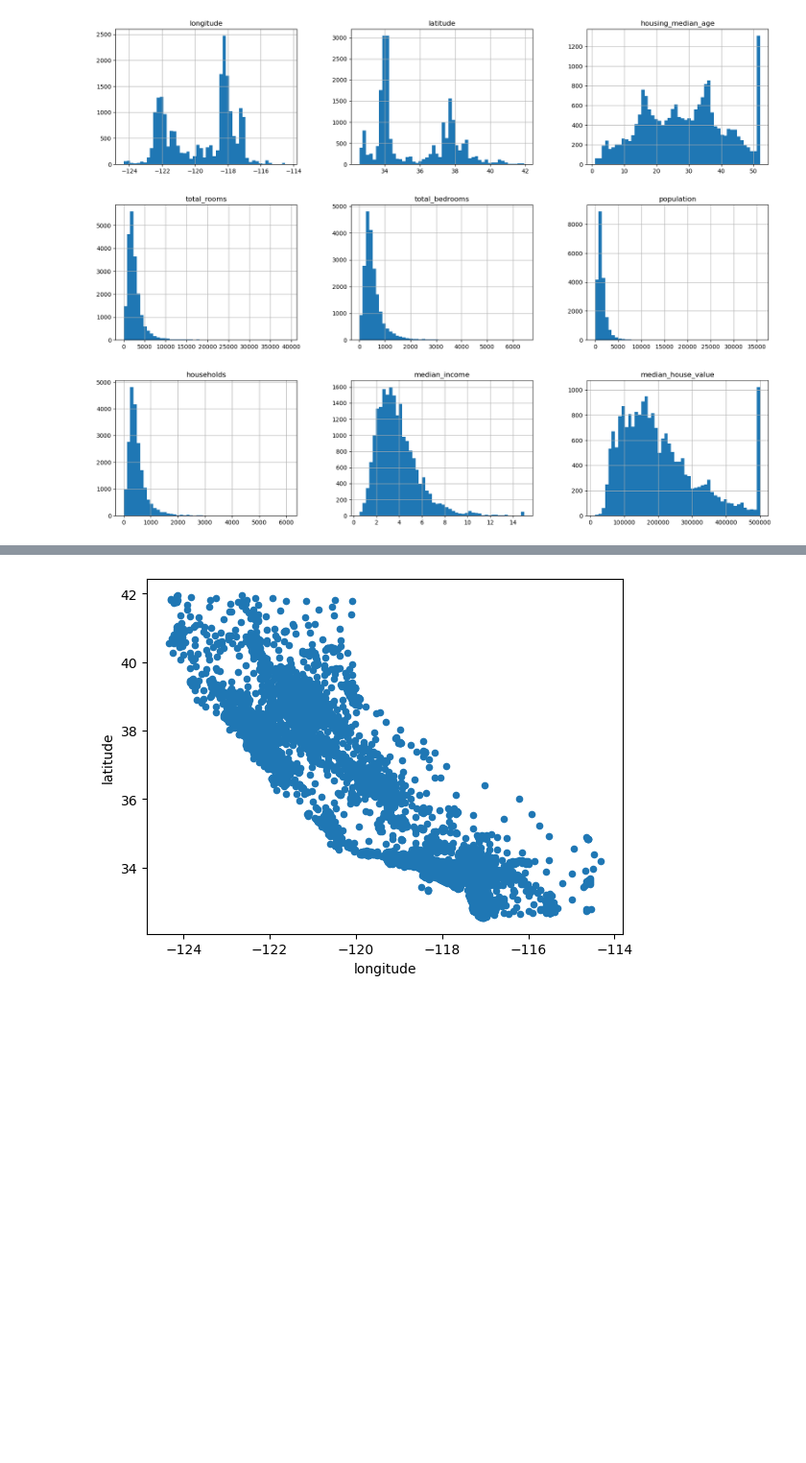
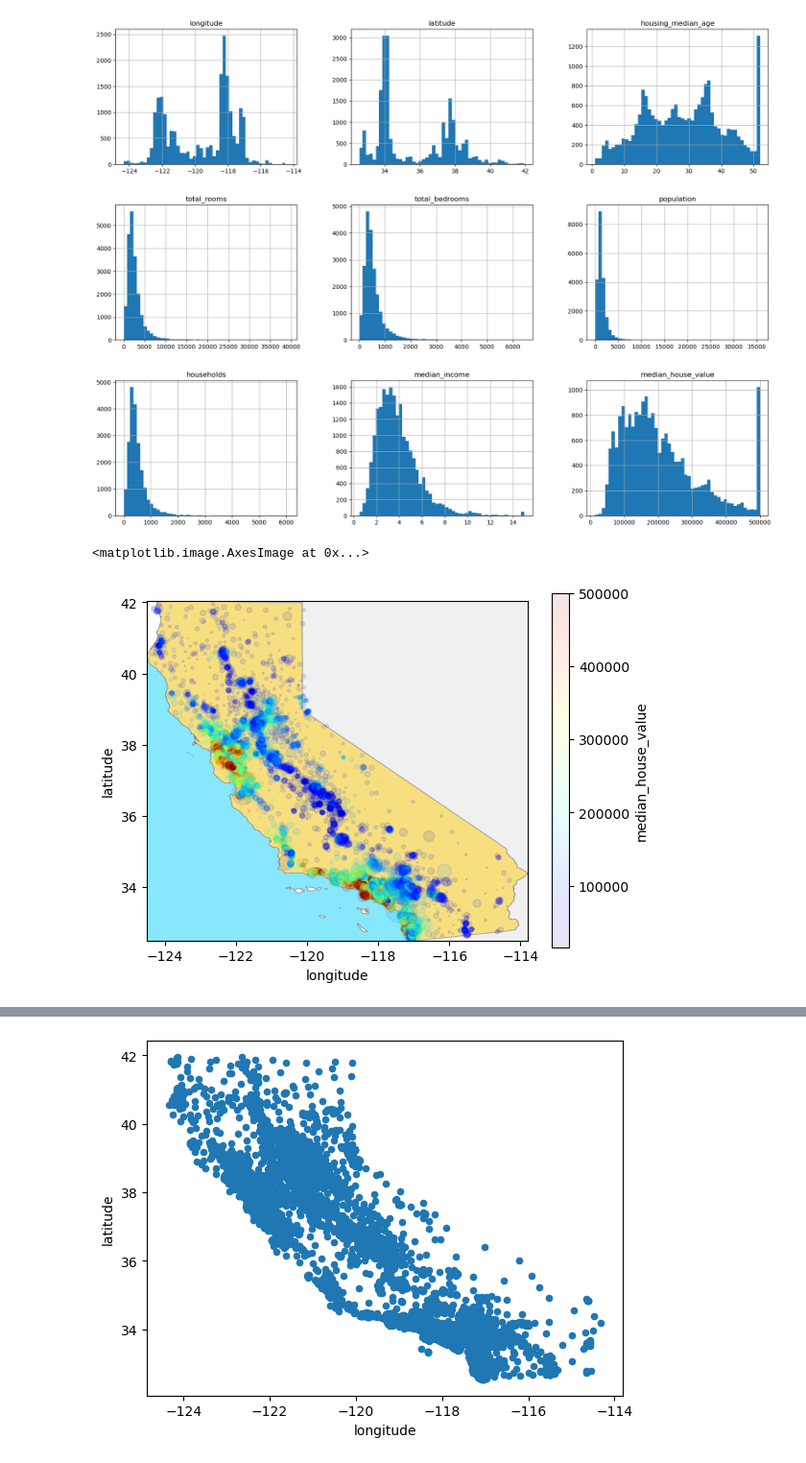
Before and after one commit to johannesmakgetha/California-Housing-Price, a Jupyter notebook: california_housing_prices.ipynb, the cells around one changed output, grey strips where cells are left out. Shown at 96% size. Drawn from its saved outputs; the diff is of its cells as text; code cells hidden in the pictures; blank space fills up the shorter version.

Commit message:
modified scatter plot

```diff
--- a/california_housing_prices.ipynb
+++ b/california_housing_prices.ipynb
@@ -104,3 +104,14 @@ housing_df.hist(bins=50,figsize=(20,15))
 plt.show()
 # %% [output]
 [figure]
+# %%
+calif = plt.imread('./images.png')
+
+housing_df.plot(kind='scatter',x ='longitude',y='latitude',alpha = 0.1,
+               s=housing_df['population']/100,
+                c='median_house_value',cmap =plt.get_cmap('jet') )
+
+plt.imshow(calif, extent=[-124.5,-113.8,32.5,42.05],alpha=0.5,cmap=plt.get_cmap('jet'))
+# %% [output]
+<matplotlib.image.AxesImage at 0x...>
+[figure, added]
```
Also changed, not shown: parts of 16 cells of this notebook.
